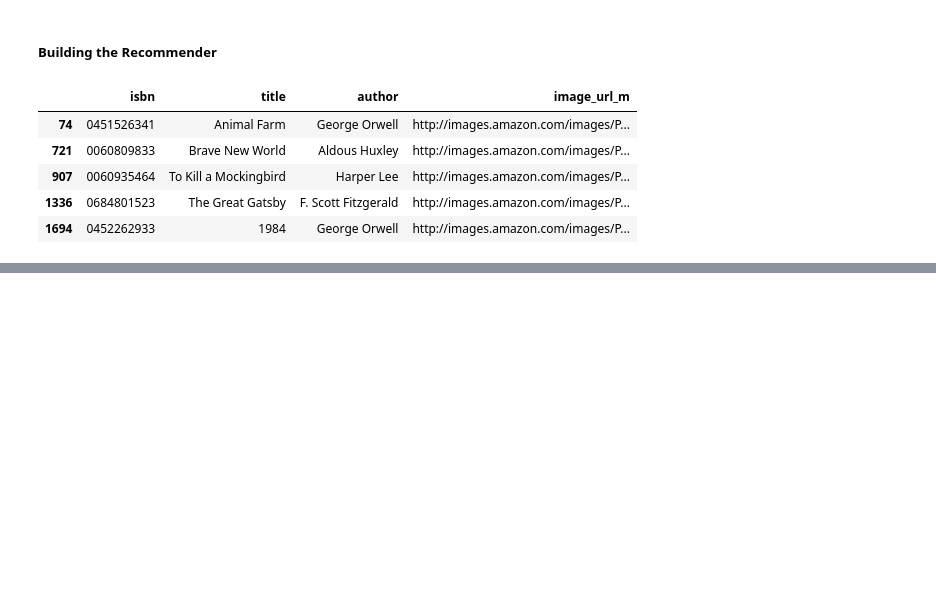
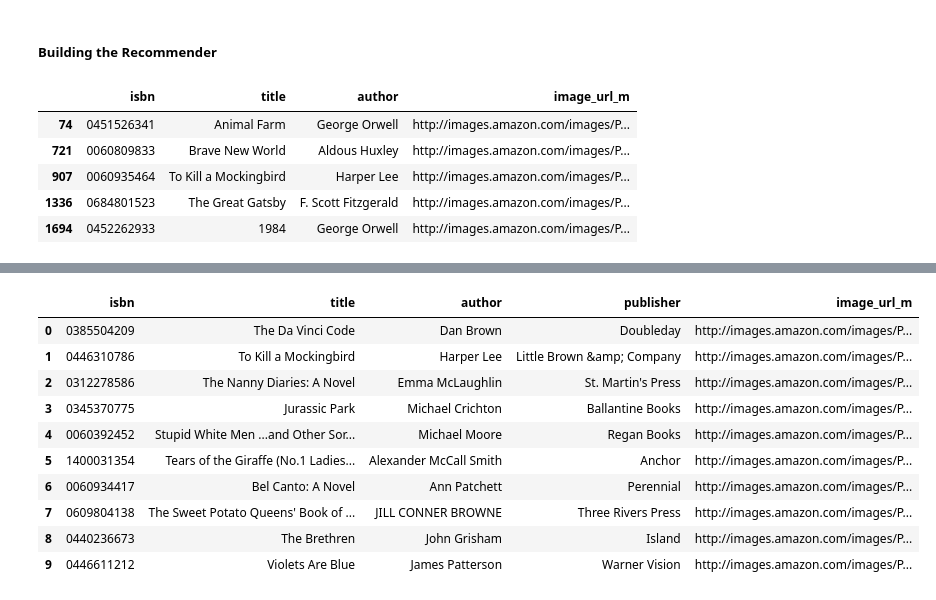
Before and after one commit to DharmeshRV/Book-Recommendation-System, a Jupyter notebook: Book_Recommendation_System.ipynb, the cells around one changed output, grey strips where cells are left out. Drawn from its saved outputs; the diff is of its cells as text; code cells hidden in the pictures; blank space fills up the shorter version.

```diff
--- a/Book_Recommendation_System.ipynb
+++ b/Book_Recommendation_System.ipynb
@@ -879,0 +1076,32 @@ recommend('The Catcher in the Rye')
+# %%
+#Creating an object of the class
+cf_recommender_model = CFRecommender(predicted_ratings_df, books_df)
+# %%
+# Defining a function to get interacted items
+def get_items_interacted(person_id, interactions_df):
+    '''
+    This function takes user id as input and returns interacted items
+    '''
+    interacted_items = interactions_df.loc[person_id]['isbn']
+    # Repetation is avoided by taking set
+    return set(interacted_items if type(interacted_items) == pd.Series else [interacted_items])
+# %%
+#Indexing by personId to speed up the searches during evaluation
+full_indexed_df =filter_df.set_index('user_id')
+train_indexed_df = train_df.set_index('user_id')
+test_indexed_df = test_df.set_index('user_id')
+# %%
+#Recommendation for a single user
+cf_recommender_model.recommend_items(user_ids[0], items_to_ignore= get_items_interacted(user_ids[0], train_indexed_df),verbose=True)
+# %% [output]
+|  | isbn | title | author | publisher | image_url_m |
+| 0 | 0385504209 | The Da Vinci Code | Dan Brown | Doubleday | http://images.amazon.com/images/P... |
+| 1 | 0446310786 | To Kill a Mockingbird | Harper Lee | Little Brown &amp; Company | http://images.amazon.com/images/P... |
+| 2 | 0312278586 | The Nanny Diaries: A Novel | Emma McLaughlin | St. Martin's Press | http://images.amazon.com/images/P... |
+| 3 | 0345370775 | Jurassic Park | Michael Crichton | Ballantine Books | http://images.amazon.com/images/P... |
+| 4 | 0060392452 | Stupid White Men ...and Other Sor... | Michael Moore | Regan Books | http://images.amazon.com/images/P... |
+| 5 | 1400031354 | Tears of the Giraffe (No.1 Ladies... | Alexander McCall Smith | Anchor | http://images.amazon.com/images/P... |
+| 6 | 0060934417 | Bel Canto: A Novel | Ann Patchett | Perennial | http://images.amazon.com/images/P... |
+| 7 | 0609804138 | The Sweet Potato Queens' Book of ... | JILL CONNER BROWNE | Three Rivers Press | http://images.amazon.com/images/P... |
+| 8 | 0440236673 | The Brethren | John Grisham | Island | http://images.amazon.com/images/P... |
+| 9 | 0446611212 | Violets Are Blue | James Patterson | Warner Vision | http://images.amazon.com/images/P... |
```
Also changed, not shown: parts of 26 cells of this notebook.
